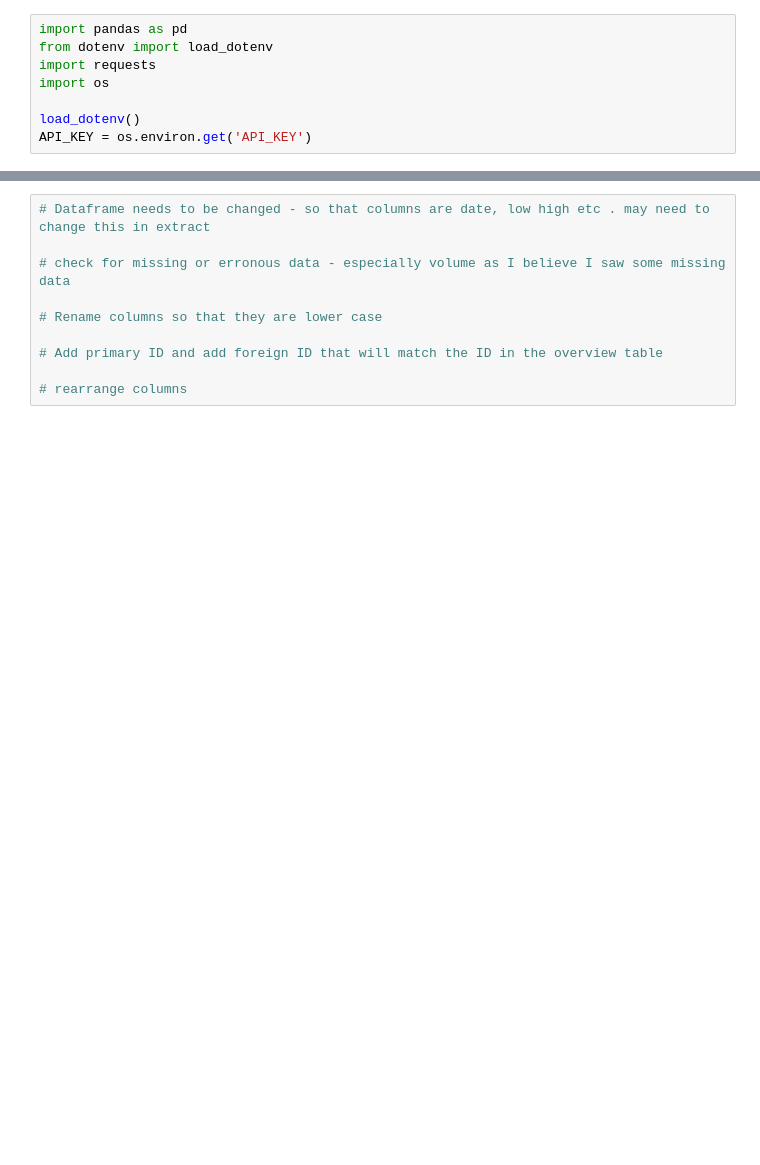
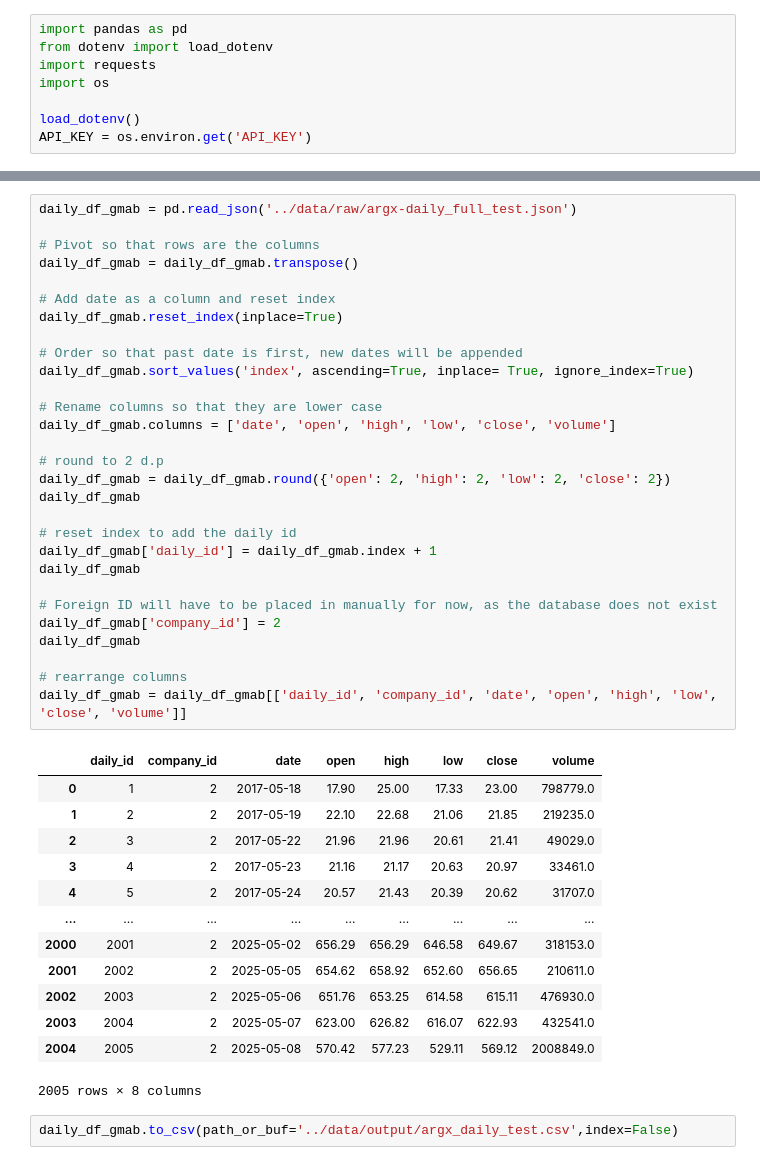
Before and after one commit to SSais/capstone-project, a Jupyter notebook: notebooks/exploratory_anaysis.ipynb, the cells around one changed output, grey strips where cells are left out. Saved outputs shown, nothing was run; the diff lists cells and outputs as text; blank space fills up the shorter version.

Commit message:
transforming data in notebook

```diff
--- a/notebooks/exploratory_anaysis.ipynb
+++ b/notebooks/exploratory_anaysis.ipynb
@@ -83,10 +81,45 @@ overview_df
 # %%
-# Dataframe needs to be changed - so that columns are date, low high etc . may need to change this in extract
+daily_df_gmab = pd.read_json('../data/raw/argx-daily_full_test.json')
 
-# check for missing or erronous data - especially volume as I believe I saw some missing data
+# Pivot so that rows are the columns
+daily_df_gmab = daily_df_gmab.transpose()
+
+# Add date as a column and reset index
+daily_df_gmab.reset_index(inplace=True)
+
+# Order so that past date is first, new dates will be appended
+daily_df_gmab.sort_values('index', ascending=True, inplace= True, ignore_index=True)
 
 # Rename columns so that they are lower case
+daily_df_gmab.columns = ['date', 'open', 'high', 'low', 'close', 'volume']
 
-# Add primary ID and add foreign ID that will match the ID in the overview table
+# round to 2 d.p
+daily_df_gmab = daily_df_gmab.round({'open': 2, 'high': 2, 'low': 2, 'close': 2})
+daily_df_gmab
+
+# reset index to add the daily id
+daily_df_gmab['daily_id'] = daily_df_gmab.index + 1
+daily_df_gmab
+
+# Foreign ID will have to be placed in manually for now, as the database does not exist
+daily_df_gmab['company_id'] = 2
+daily_df_gmab
 
 # rearrange columns
+daily_df_gmab = daily_df_gmab[['daily_id', 'company_id', 'date', 'open', 'high', 'low', 'close', 'volume']]
+# %% [output]
+|  | daily_id | company_id | date | open | high | low | close | volume |
+| 0 | 1 | 2 | 2017-05-18 | 17.90 | 25.00 | 17.33 | 23.00 | 798779.0 |
+| 1 | 2 | 2 | 2017-05-19 | 22.10 | 22.68 | 21.06 | 21.85 | 219235.0 |
+| 2 | 3 | 2 | 2017-05-22 | 21.96 | 21.96 | 20.61 | 21.41 | 49029.0 |
+| 3 | 4 | 2 | 2017-05-23 | 21.16 | 21.17 | 20.63 | 20.97 | 33461.0 |
+| 4 | 5 | 2 | 2017-05-24 | 20.57 | 21.43 | 20.39 | 20.62 | 31707.0 |
+| ... | ... | ... | ... | ... | ... | ... | ... | ... |
+| 2000 | 2001 | 2 | 2025-05-02 | 656.29 | 656.29 | 646.58 | 649.67 | 318153.0 |
+| 2001 | 2002 | 2 | 2025-05-05 | 654.62 | 658.92 | 652.60 | 656.65 | 210611.0 |
+| 2002 | 2003 | 2 | 2025-05-06 | 651.76 | 653.25 | 614.58 | 615.11 | 476930.0 |
+| 2003 | 2004 | 2 | 2025-05-07 | 623.00 | 626.82 | 616.07 | 622.93 | 432541.0 |
+| 2004 | 2005 | 2 | 2025-05-08 | 570.42 | 577.23 | 529.11 | 569.12 | 2008849.0 |
+2005 rows × 8 columns
+# %%
+daily_df_gmab.to_csv(path_or_buf='../data/output/argx_daily_test.csv',index=False)
```
Also changed, not shown: parts of 7 cells of this notebook, 4 other files.
